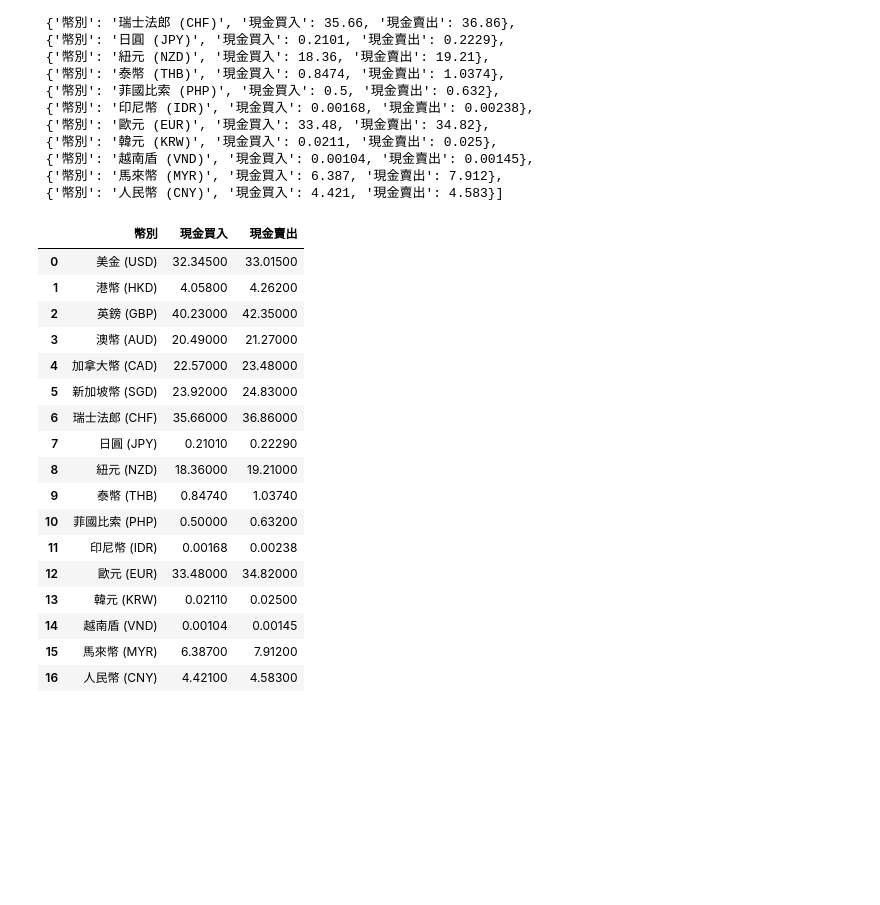
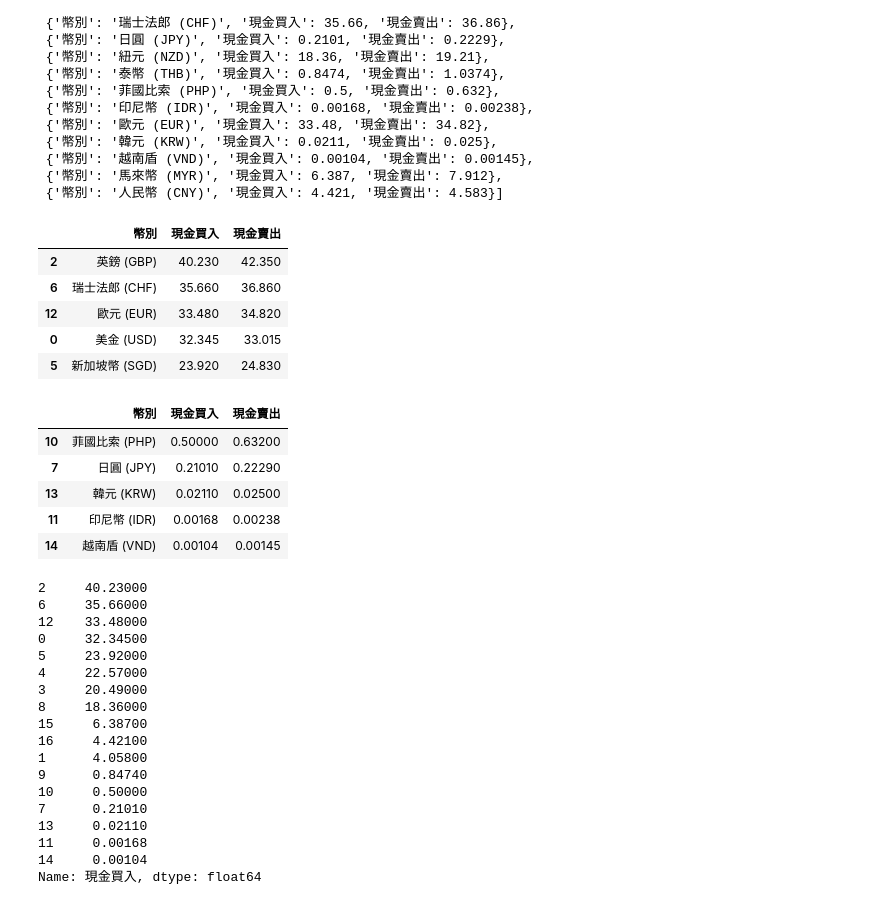
Before and after one commit to shuya152/python_analysis, a Jupyter notebook: lesson6_2.ipynb, the cells around one changed output. Cells and saved outputs as stored; diff of their text form; code cells hidden in the pictures; blank space fills up the shorter version.

```diff
--- a/lesson6_2.ipynb
+++ b/lesson6_2.ipynb
@@ -112,23 +112,43 @@ cleared_list
 # %%
 import pandas as pd
 df = pd.DataFrame(cleared_list)
-df
+df = df.sort_values(by="現金買入",ascending=False)
+df.head()
 # %% [output]
 |  | 幣別 | 現金買入 | 現金賣出 |
-| 0 | 美金 (USD) | 32.34500 | 33.01500 |
-| 1 | 港幣 (HKD) | 4.05800 | 4.26200 |
-| 2 | 英鎊 (GBP) | 40.23000 | 42.35000 |
-| 3 | 澳幣 (AUD) | 20.49000 | 21.27000 |
-| 4 | 加拿大幣 (CAD) | 22.57000 | 23.48000 |
-| 5 | 新加坡幣 (SGD) | 23.92000 | 24.83000 |
-| 6 | 瑞士法郎 (CHF) | 35.66000 | 36.86000 |
-| 7 | 日圓 (JPY) | 0.21010 | 0.22290 |
-| 8 | 紐元 (NZD) | 18.36000 | 19.21000 |
-| 9 | 泰幣 (THB) | 0.84740 | 1.03740 |
-| 10 | 菲國比索 (PHP) | 0.50000 | 0.63200 |
-| 11 | 印尼幣 (IDR) | 0.00168 | 0.00238 |
-| 12 | 歐元 (EUR) | 33.48000 | 34.82000 |
-| 13 | 韓元 (KRW) | 0.02110 | 0.02500 |
-| 14 | 越南盾 (VND) | 0.00104 | 0.00145 |
-| 15 | 馬來幣 (MYR) | 6.38700 | 7.91200 |
-| 16 | 人民幣 (CNY) | 4.42100 | 4.58300 |
+| 2 | 英鎊 (GBP) | 40.230 | 42.350 |
+| 6 | 瑞士法郎 (CHF) | 35.660 | 36.860 |
+| 12 | 歐元 (EUR) | 33.480 | 34.820 |
+| 0 | 美金 (USD) | 32.345 | 33.015 |
+| 5 | 新加坡幣 (SGD) | 23.920 | 24.830 |
+# %%
+df.tail()
+# %% [output]
+|  | 幣別 | 現金買入 | 現金賣出 |
+| 10 | 菲國比索 (PHP) | 0.50000 | 0.63200 |
+| 7 | 日圓 (JPY) | 0.21010 | 0.22290 |
+| 13 | 韓元 (KRW) | 0.02110 | 0.02500 |
+| 11 | 印尼幣 (IDR) | 0.00168 | 0.00238 |
+| 14 | 越南盾 (VND) | 0.00104 | 0.00145 |
+# %%
+#subscript
+df['現金買入']
+# %% [output]
+2     40.23000
+6     35.66000
+12    33.48000
+0     32.34500
+5     23.92000
+4     22.57000
+3     20.49000
+8     18.36000
+15     6.38700
+16     4.42100
+1      4.05800
+9      0.84740
+10     0.50000
+7      0.21010
+13     0.02110
+11     0.00168
+14     0.00104
+Name: 現金買入, dtype: float64
```
Also changed, not shown: parts of 2 cells of this notebook.
